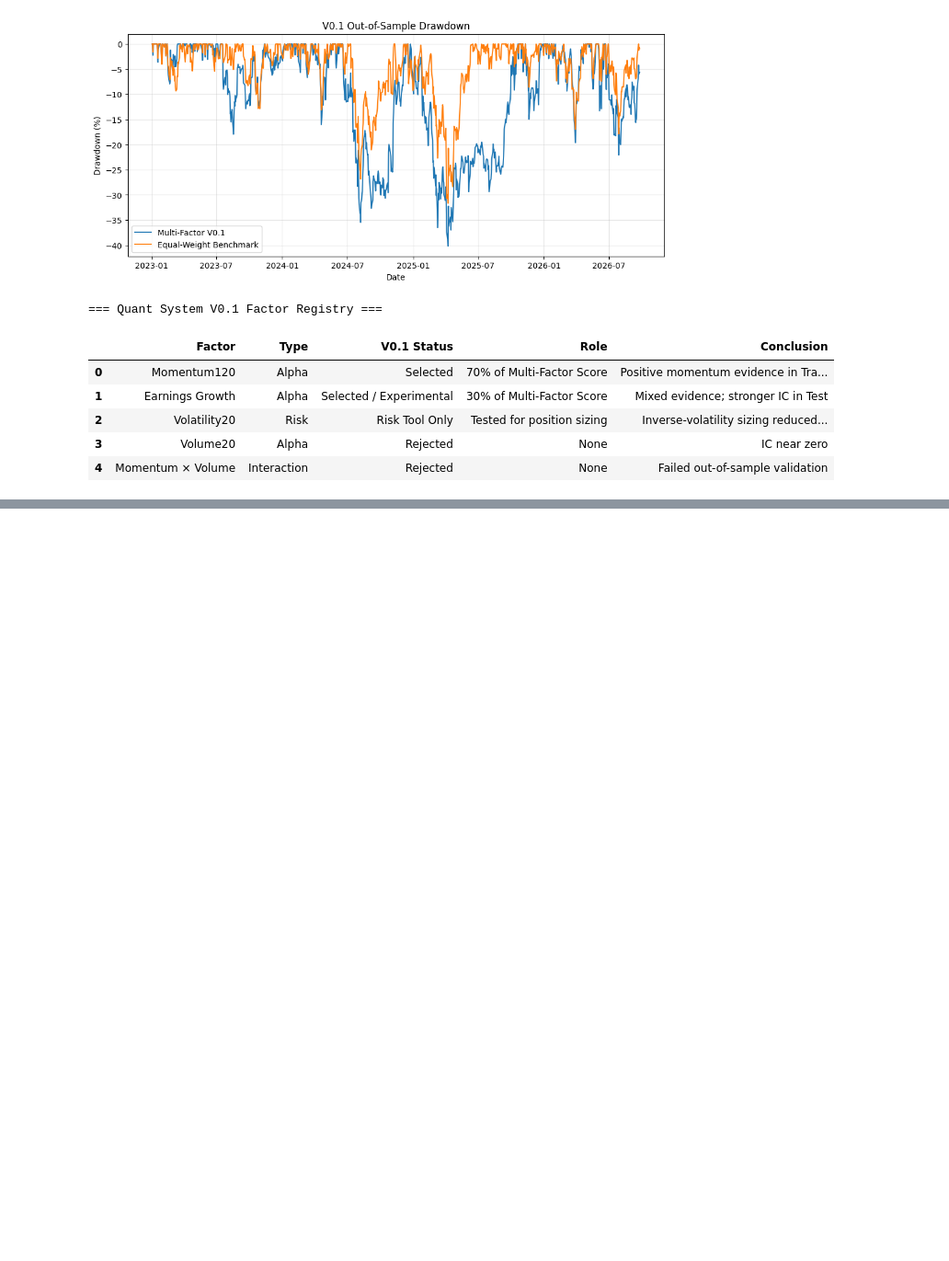
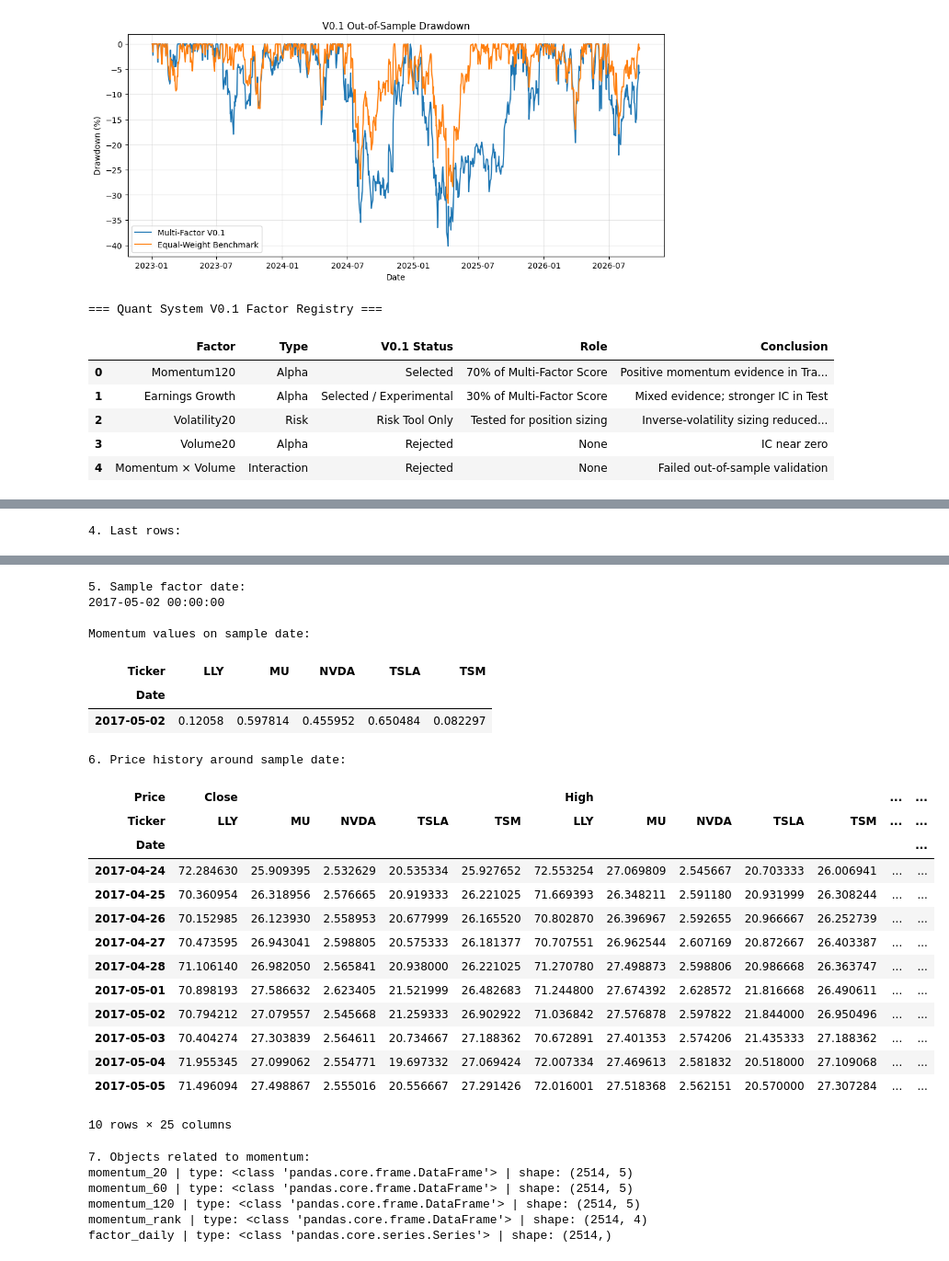
Before and after one commit to memory-Alice/quant-system-ovo, a Jupyter notebook: quant_system_v0_1.ipynb, the cells around one changed output, grey strips where cells are left out. Shown at 92% size. Saved outputs shown, nothing was run; the diff lists cells and outputs as text; code cells hidden in the pictures; blank space fills up the shorter version.

Commit message:
Add final OOS integrity audits

```diff
--- a/quant_system_v0_1.ipynb
+++ b/quant_system_v0_1.ipynb
@@ -4678,0 +5407,50 @@ display(factor_registry_v01)
+# %%
+print("=== MOMENTUM FACTOR LOOK-AHEAD AUDIT ===")
+
+print("\n1. momentum_120 shape:")
+print(momentum_120.shape)
+
+print("\n2. momentum_120 columns:")
+print(momentum_120.columns.tolist())
+
+print("\n3. First rows:")
+display(momentum_120.head())
+
+print("\n4. Last rows:")
+display(momentum_120.tail())
+
+print("\n5. Sample factor date:")
+sample_date = momentum_120.index[150]
+print(sample_date)
+
+print("\nMomentum values on sample date:")
+display(momentum_120.loc[[sample_date]])
+
+print("\n6. Price history around sample date:")
+
+start_check = sample_date - pd.Timedelta(days=10)
+end_check = sample_date + pd.Timedelta(days=3)
+
+try:
+    display(
+        portfolio_data.loc[start_check:end_check]
+    )
+except Exception as e:
+    print("Could not display portfolio_data:", e)
+
+print("\n7. Objects related to momentum:")
+for name in [
+    "momentum_20",
+    "momentum_60",
+    "momentum_120",
+    "momentum_rank",
+    "factor_daily"
+]:
+    if name in globals():
+        obj = globals()[name]
+        print(
+            name,
+            "| type:", type(obj),
+            "| shape:", getattr(obj, "shape", None)
+        )
+# %% [output]
@@ -4678,0 +5473 @@ display(factor_registry_v01)
+4. Last rows:
@@ -4678,0 +5481,28 @@ display(factor_registry_v01)
+5. Sample factor date:
+2017-05-02 00:00:00
+
+Momentum values on sample date:
+| Ticker | LLY | MU | NVDA | TSLA | TSM |
+| Date |  |  |  |  |  |
+| 2017-05-02 | 0.12058 | 0.597814 | 0.455952 | 0.650484 | 0.082297 |
+6. Price history around sample date:
+| Price | Close |  |  |  |  | High |  |  |  |  | ... | ... |
+| Ticker | LLY | MU | NVDA | TSLA | TSM | LLY | MU | NVDA | TSLA | TSM | ... | ... |
+| Date |  |  |  |  |  |  |  |  |  |  |  | ... |
+| 2017-04-24 | 72.284630 | 25.909395 | 2.532629 | 20.535334 | 25.927652 | 72.553254 | 27.069809 | 2.545667 | 20.703333 | 26.006941 | ... | ... |
+| 2017-04-25 | 70.360954 | 26.318956 | 2.576665 | 20.919333 | 26.221025 | 71.669393 | 26.348211 | 2.591180 | 20.931999 | 26.308244 | ... | ... |
+| 2017-04-26 | 70.152985 | 26.123930 | 2.558953 | 20.677999 | 26.165520 | 70.802870 | 26.396967 | 2.592655 | 20.966667 | 26.252739 | ... | ... |
+| 2017-04-27 | 70.473595 | 26.943041 | 2.598805 | 20.575333 | 26.181377 | 70.707551 | 26.962544 | 2.607169 | 20.872667 | 26.403387 | ... | ... |
+| 2017-04-28 | 71.106140 | 26.982050 | 2.565841 | 20.938000 | 26.221025 | 71.270780 | 27.498873 | 2.598806 | 20.986668 | 26.363747 | ... | ... |
+| 2017-05-01 | 70.898193 | 27.586632 | 2.623405 | 21.521999 | 26.482683 | 71.244800 | 27.674392 | 2.628572 | 21.816668 | 26.490611 | ... | ... |
+| 2017-05-02 | 70.794212 | 27.079557 | 2.545668 | 21.259333 | 26.902922 | 71.036842 | 27.576878 | 2.597822 | 21.844000 | 26.950496 | ... | ... |
+| 2017-05-03 | 70.404274 | 27.303839 | 2.564611 | 20.734667 | 27.188362 | 70.672891 | 27.401353 | 2.574206 | 21.435333 | 27.188362 | ... | ... |
+| 2017-05-04 | 71.955345 | 27.099062 | 2.554771 | 19.697332 | 27.069424 | 72.007334 | 27.469613 | 2.581832 | 20.518000 | 27.109068 | ... | ... |
+| 2017-05-05 | 71.496094 | 27.498867 | 2.555016 | 20.556667 | 27.291426 | 72.016001 | 27.518368 | 2.562151 | 20.570000 | 27.307284 | ... | ... |
+10 rows × 25 columns
+7. Objects related to momentum:
+momentum_20 | type: <class 'pandas.core.frame.DataFrame'> | shape: (2514, 5)
+momentum_60 | type: <class 'pandas.core.frame.DataFrame'> | shape: (2514, 5)
+momentum_120 | type: <class 'pandas.core.frame.DataFrame'> | shape: (2514, 5)
+momentum_rank | type: <class 'pandas.core.frame.DataFrame'> | shape: (2514, 4)
+factor_daily | type: <class 'pandas.core.series.Series'> | shape: (2514,)
```
Also changed, not shown: parts of 17 cells of this notebook.
